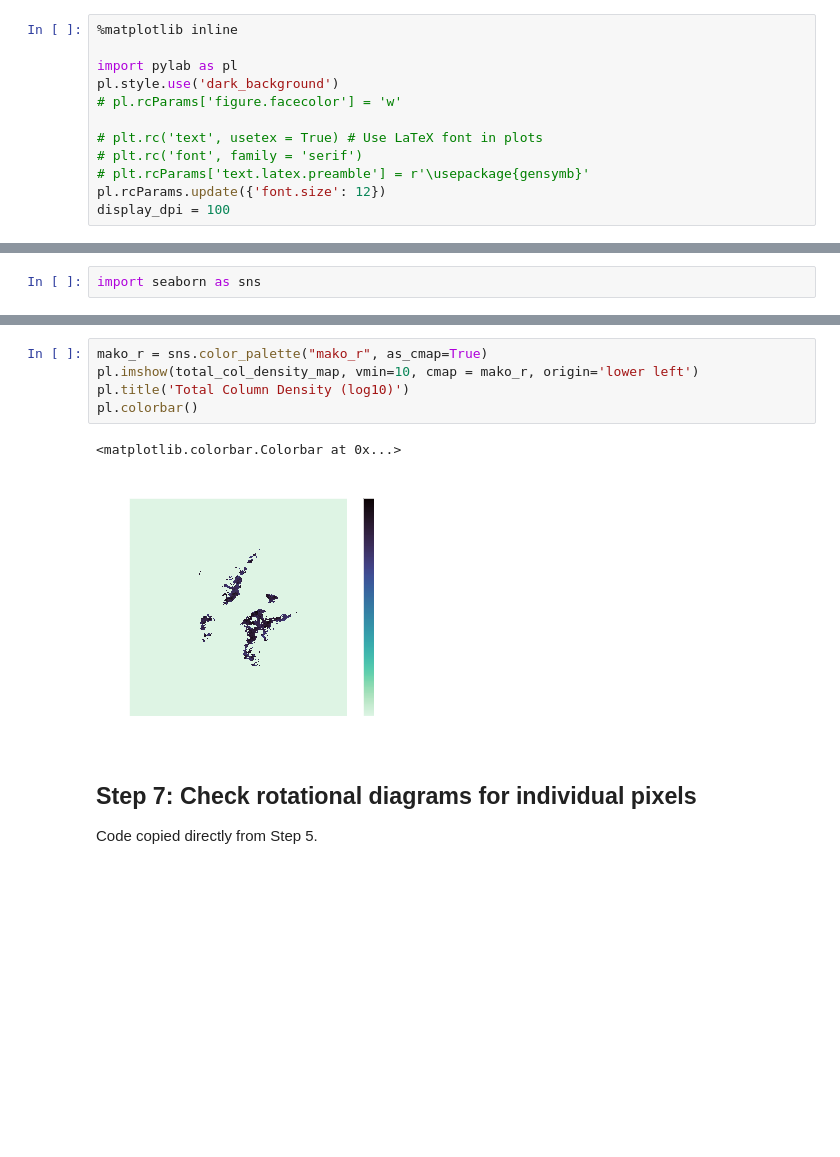
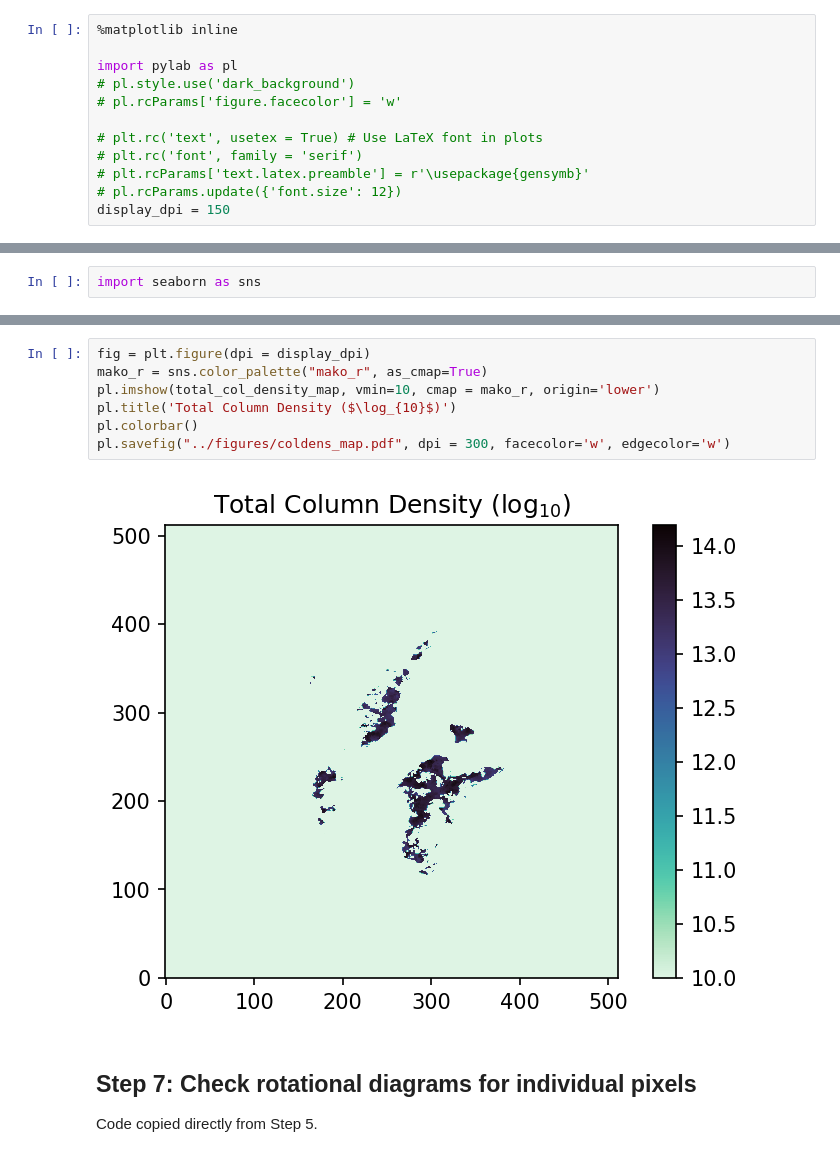
Before and after one commit to abulatek/brick, a Jupyter notebook: first_results/temperature_map/TemperatureMap_v1.ipynb, the cells around one changed output, grey strips where cells are left out. Drawn from its saved outputs; the diff is of its cells as text; blank space fills up the shorter version.

```diff
--- a/first_results/temperature_map/TemperatureMap_v1.ipynb
+++ b/first_results/temperature_map/TemperatureMap_v1.ipynb
@@ -17,14 +17,14 @@ Should comment this extesively.
 %matplotlib inline
 
 import pylab as pl
-pl.style.use('dark_background')
+# pl.style.use('dark_background')
 # pl.rcParams['figure.facecolor'] = 'w'
 
 # plt.rc('text', usetex = True) # Use LaTeX font in plots
 # plt.rc('font', family = 'serif')
 # plt.rcParams['text.latex.preamble'] = r'\usepackage{gensymb}'
-pl.rcParams.update({'font.size': 12})
-display_dpi = 100
+# pl.rcParams.update({'font.size': 12})
+display_dpi = 150
 # %% [markdown]
 ## Step 1: Retrieve data on lines
 
@@ -283,11 +284,12 @@ pl.colorbar()
 # %%
+fig = plt.figure(dpi = display_dpi)
 mako_r = sns.color_palette("mako_r", as_cmap=True)
-pl.imshow(total_col_density_map, vmin=10, cmap = mako_r, origin='lower left')
-pl.title('Total Column Density (log10)')
+pl.imshow(total_col_density_map, vmin=10, cmap = mako_r, origin='lower')
+pl.title('Total Column Density ($\log_{10}$)')
 pl.colorbar()
+pl.savefig("../figures/coldens_map.pdf", dpi = 300, facecolor='w', edgecolor='w')
 # %% [output]
-<matplotlib.colorbar.Colorbar at 0x...>
-[figure, old version]
+[figure, new version]
 # %% [markdown]
 ## Step 7: Check rotational diagrams for individual pixels
 Code copied directly from Step 5.
```
Also changed, not shown: parts of 8 cells of this notebook, 11 other files.
